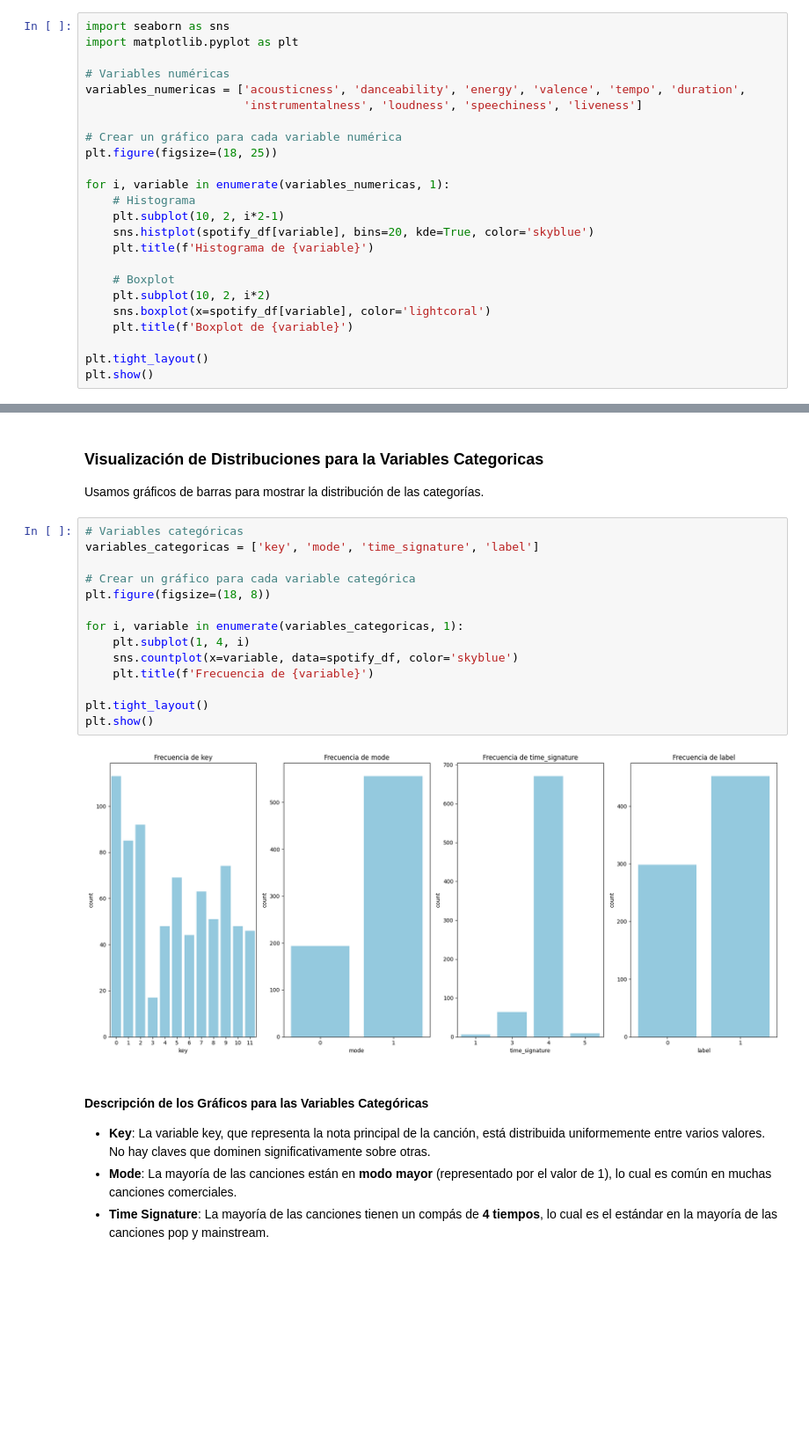
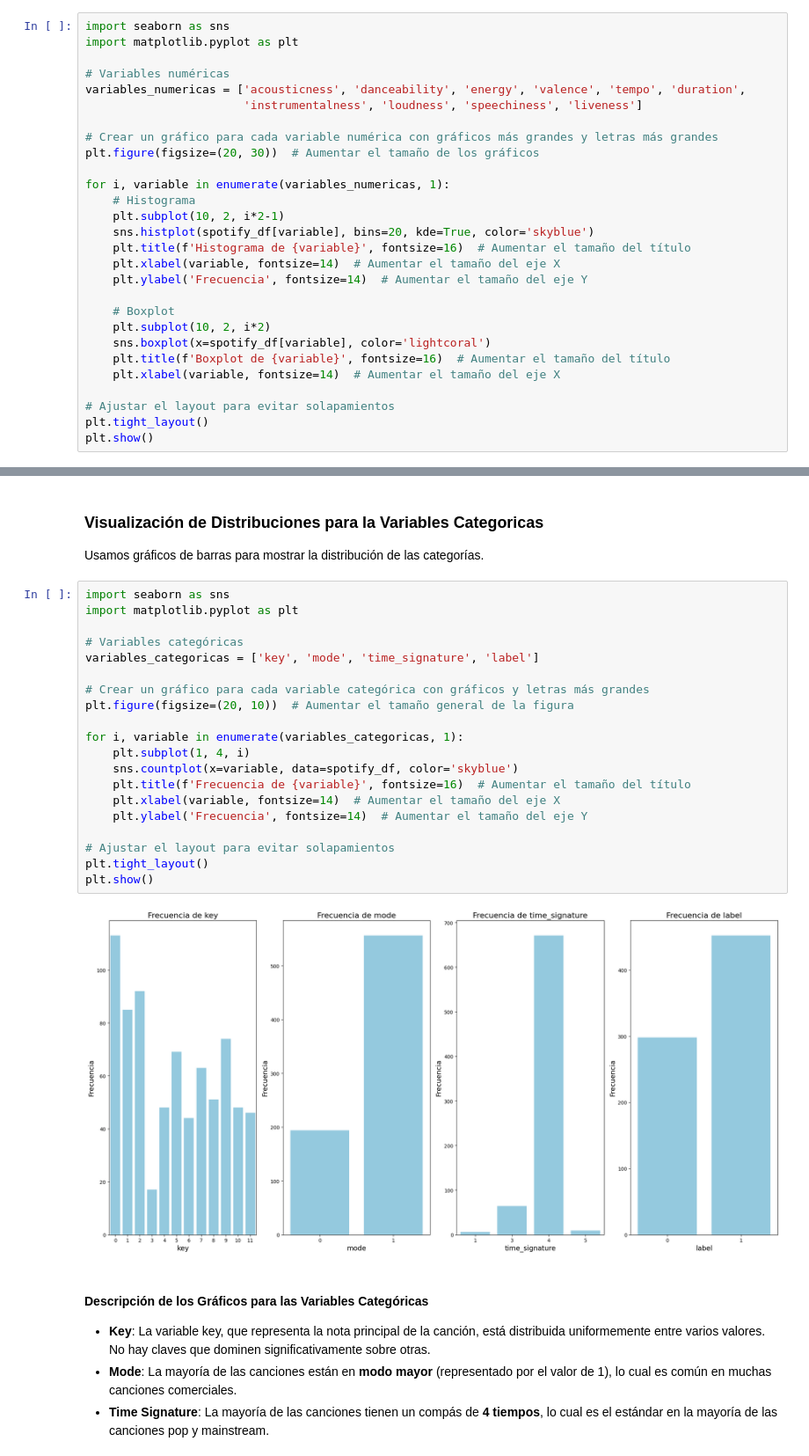
Before and after one commit to jonathancagua/CEIA-ADD, a Jupyter notebook: tp_spotify.ipynb, the cells around one changed output, grey strips where cells are left out. Shown at 88% size. Cells and saved outputs as stored; diff of their text form; blank space fills up the shorter version.

```diff
--- a/tp_spotify.ipynb
+++ b/tp_spotify.ipynb
@@ -365,20 +365,24 @@ import matplotlib.pyplot as plt
 variables_numericas = ['acousticness', 'danceability', 'energy', 'valence', 'tempo', 'duration',
                        'instrumentalness', 'loudness', 'speechiness', 'liveness']
 
-# Crear un gráfico para cada variable numérica
-plt.figure(figsize=(18, 25))
+# Crear un gráfico para cada variable numérica con gráficos más grandes y letras más grandes
+plt.figure(figsize=(20, 30))  # Aumentar el tamaño de los gráficos
 
 for i, variable in enumerate(variables_numericas, 1):
     # Histograma
     plt.subplot(10, 2, i*2-1)
     sns.histplot(spotify_df[variable], bins=20, kde=True, color='skyblue')
-    plt.title(f'Histograma de {variable}')
+    plt.title(f'Histograma de {variable}', fontsize=16)  # Aumentar el tamaño del título
+    plt.xlabel(variable, fontsize=14)  # Aumentar el tamaño del eje X
+    plt.ylabel('Frecuencia', fontsize=14)  # Aumentar el tamaño del eje Y
 
     # Boxplot
     plt.subplot(10, 2, i*2)
     sns.boxplot(x=spotify_df[variable], color='lightcoral')
-    plt.title(f'Boxplot de {variable}')
+    plt.title(f'Boxplot de {variable}', fontsize=16)  # Aumentar el tamaño del título
+    plt.xlabel(variable, fontsize=14)  # Aumentar el tamaño del eje X
 
+# Ajustar el layout para evitar solapamientos
 plt.tight_layout()
 plt.show()
 # %% [output]
@@ -410,21 +414,27 @@ plt.show()
 
 Usamos gráficos de barras para mostrar la distribución de las categorías.
 # %%
+import seaborn as sns
+import matplotlib.pyplot as plt
+
 # Variables categóricas
 variables_categoricas = ['key', 'mode', 'time_signature', 'label']
 
-# Crear un gráfico para cada variable categórica
-plt.figure(figsize=(18, 8))
+# Crear un gráfico para cada variable categórica con gráficos y letras más grandes
+plt.figure(figsize=(20, 10))  # Aumentar el tamaño general de la figura
 
 for i, variable in enumerate(variables_categoricas, 1):
     plt.subplot(1, 4, i)
     sns.countplot(x=variable, data=spotify_df, color='skyblue')
-    plt.title(f'Frecuencia de {variable}')
+    plt.title(f'Frecuencia de {variable}', fontsize=16)  # Aumentar el tamaño del título
+    plt.xlabel(variable, fontsize=14)  # Aumentar el tamaño del eje X
+    plt.ylabel('Frecuencia', fontsize=14)  # Aumentar el tamaño del eje Y
 
+# Ajustar el layout para evitar solapamientos
 plt.tight_layout()
 plt.show()
 # %% [output]
-[figure, old version]
+[figure, new version]
 # %% [markdown]
 #### Descripción de los Gráficos para las Variables Categóricas
 
```
Also changed, not shown: parts of 2 cells of this notebook.
